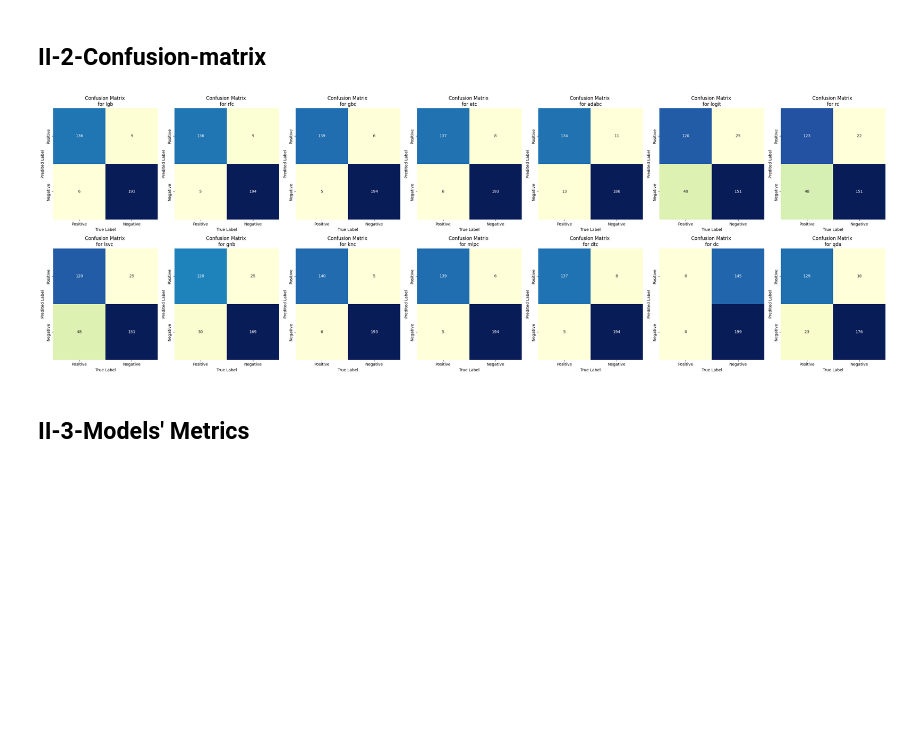
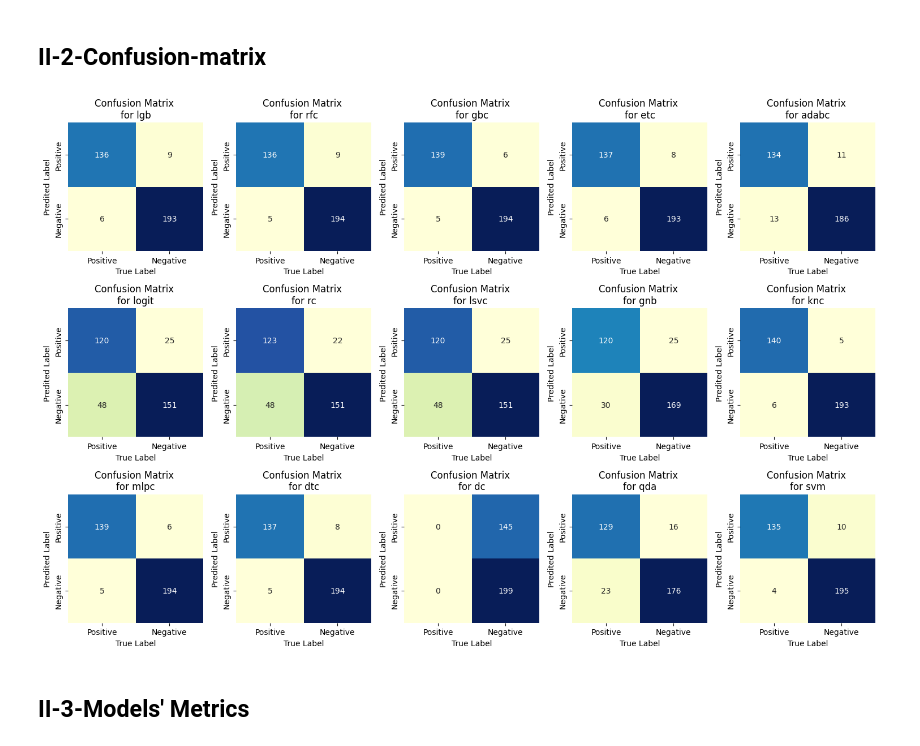
Before and after one commit to KokouNoe/muscoloskeletal_disorder_prediction, a Jupyter notebook: TMC_prediction.ipynb, the cells around one changed output. Cells and saved outputs as stored; diff of their text form; code cells hidden in the pictures; blank space fills up the shorter version.

```diff
--- a/TMC_prediction.ipynb
+++ b/TMC_prediction.ipynb
@@ -181,7 +181,7 @@ La variable "Hôpital consulté" montre une très faible corrélation avec le "R
 Les autres variables présentes aussi des corrélations avec la variable dépendante et dans une proportion très faibles.
 # %%
 #supprime la variable hopital consulté
-df=df.drop(['V1'],axis=1)
+df=df.drop(['V1'],axis=1)color='white', edgecolor='black'
 # %% [markdown]
 **séparation des variables**
 # %%
@@ -293,7 +293,7 @@ for i in range(len(predictions_train.columns)):
     cm = confusion_matrix(y_train,predictions_train.iloc[:,i])
     CM[f'{predictions_train.columns[i]}']=cm
 # Création des sous-graphes pour afficher les matrices de confusion
-fig, axes = plt.subplots(2,7, figsize=(30, 10))
+fig, axes = plt.subplots(3,5, figsize=(15, 10))
 
 # Itération sur les modèles et leurs matrices de confusion
 for ax, (model_name, cm) in zip(axes.flatten(), CM.items()):
@@ -411,28 +411,28 @@ No artists with labels found to put in legend.  Note that artists whose label st
 # %%
 predict=np.array(predictions)
 CM={}
 for i in range(len(predictions.columns)):
     cm = confusion_matrix(y_test,predictions.iloc[:,i])
     CM[f'{predictions.columns[i]}']=cm
 # Création des sous-graphes pour afficher les matrices de confusion
-fig, axes = plt.subplots(2,7, figsize=(30, 10))
+fig, axes = plt.subplots(3,5, figsize=(15, 10))
 
 # Itération sur les modèles et leurs matrices de confusion
 for ax, (model_name, cm) in zip(axes.flatten(), CM.items()):
     cm_matrix = pd.DataFrame(data=cm, columns=['Positive', 'Negative'],
                              index=['Positive', 'Negative'])
 
     sns.heatmap(cm_matrix, annot=True, fmt='d', cmap='YlGnBu', cbar=False, ax=ax)
     ax.set_title(f'Confusion Matrix \nfor {model_name}')
     ax.set_ylabel('Predited Label')
     ax.set_xlabel('True Label')
 
 # Ajustement de la disposition pour éviter le chevauchement des sous-graphes
 plt.tight_layout()
 plt.show()
 #plt.savefig('matrice_de_confusion.png')
 # %% [output]
-[figure, old version]
+[figure, new version]
 # %% [markdown]
 ## **II-3-Models' Metrics**
 # %%
```
Also changed, not shown: parts of 16 cells of this notebook, 1 other file.
